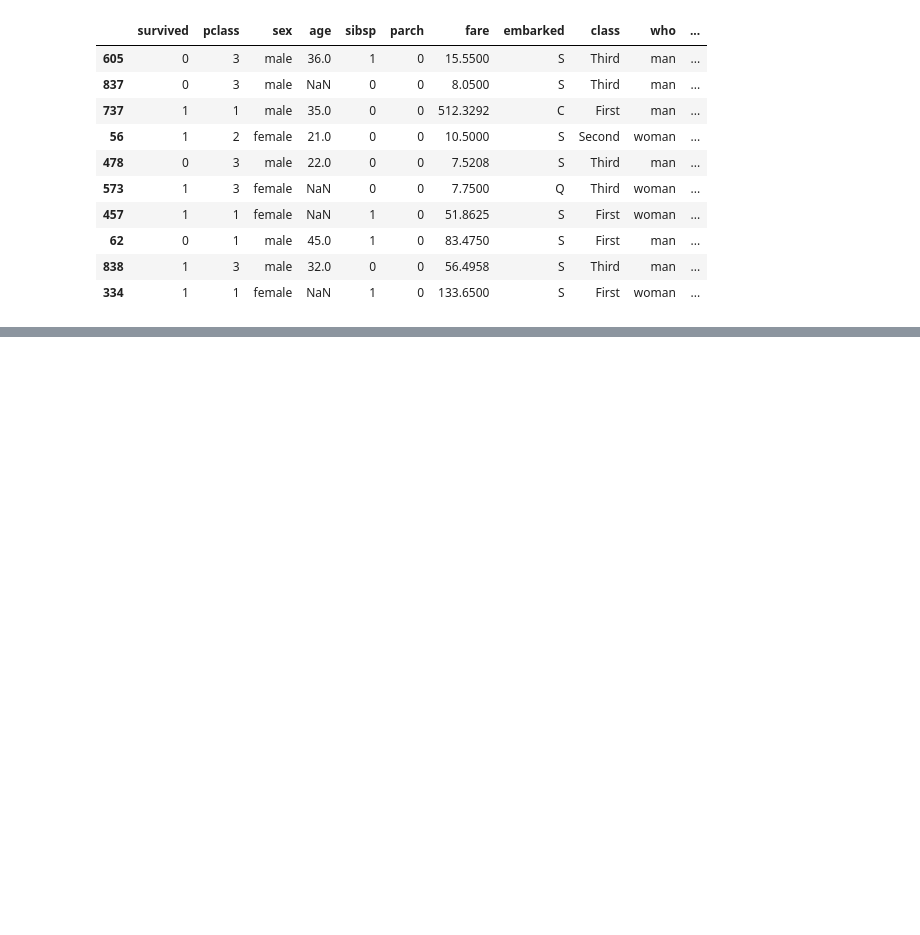
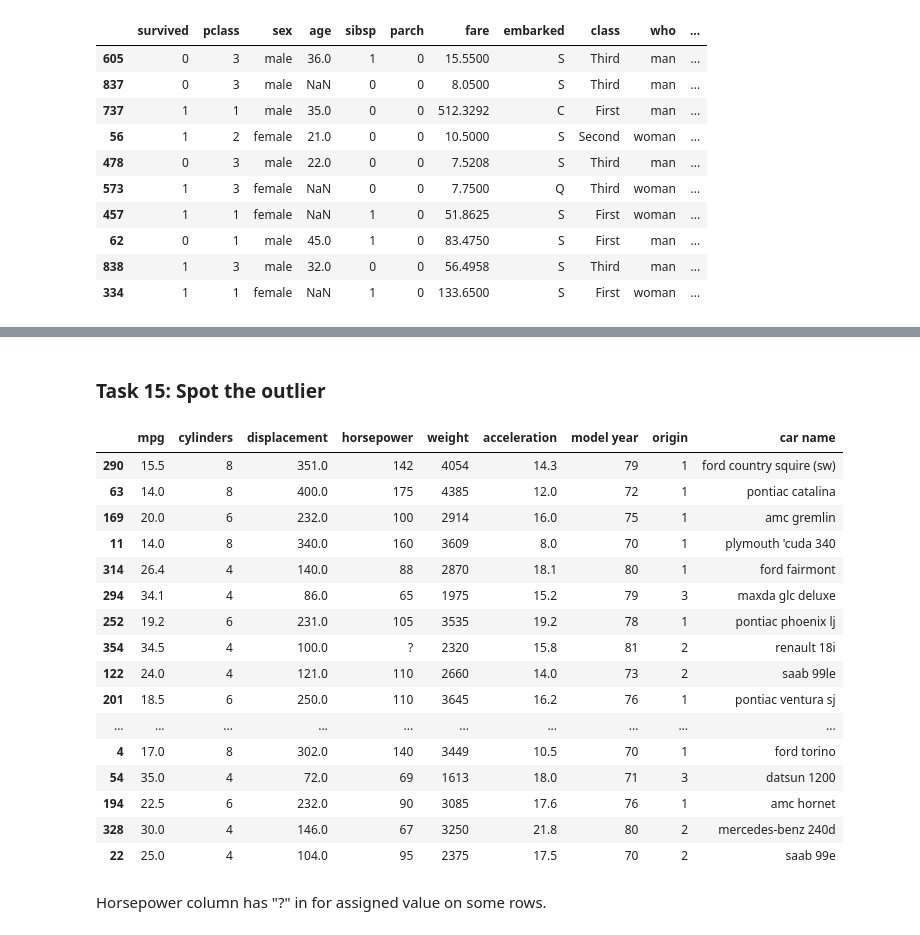
Before and after one commit to AndrewGriffith328/Pandas, a Jupyter notebook: pandas.ipynb, the cells around one changed output, grey strips where cells are left out. Cells and saved outputs as stored; diff of their text form; code cells hidden in the pictures; blank space fills up the shorter version.

Commit message:
completed more tasks

```diff
--- a/pandas.ipynb
+++ b/pandas.ipynb
@@ -189,0 +316,24 @@ Titanic.sample(10)
+# %% [markdown]
+### Task 15: Spot the outlier
+# %%
+cars.sample(20)
+# %% [output]
+|  | mpg | cylinders | displacement | horsepower | weight | acceleration | model year | origin | car name |
+| 290 | 15.5 | 8 | 351.0 | 142 | 4054 | 14.3 | 79 | 1 | ford country squire (sw) |
+| 63 | 14.0 | 8 | 400.0 | 175 | 4385 | 12.0 | 72 | 1 | pontiac catalina |
+| 169 | 20.0 | 6 | 232.0 | 100 | 2914 | 16.0 | 75 | 1 | amc gremlin |
+| 11 | 14.0 | 8 | 340.0 | 160 | 3609 | 8.0 | 70 | 1 | plymouth 'cuda 340 |
+| 314 | 26.4 | 4 | 140.0 | 88 | 2870 | 18.1 | 80 | 1 | ford fairmont |
+| 294 | 34.1 | 4 | 86.0 | 65 | 1975 | 15.2 | 79 | 3 | maxda glc deluxe |
+| 252 | 19.2 | 6 | 231.0 | 105 | 3535 | 19.2 | 78 | 1 | pontiac phoenix lj |
+| 354 | 34.5 | 4 | 100.0 | ? | 2320 | 15.8 | 81 | 2 | renault 18i |
+| 122 | 24.0 | 4 | 121.0 | 110 | 2660 | 14.0 | 73 | 2 | saab 99le |
+| 201 | 18.5 | 6 | 250.0 | 110 | 3645 | 16.2 | 76 | 1 | pontiac ventura sj |
+| ... | ... | ... | ... | ... | ... | ... | ... | ... | ... |
+| 4 | 17.0 | 8 | 302.0 | 140 | 3449 | 10.5 | 70 | 1 | ford torino |
+| 54 | 35.0 | 4 | 72.0 | 69 | 1613 | 18.0 | 71 | 3 | datsun 1200 |
+| 194 | 22.5 | 6 | 232.0 | 90 | 3085 | 17.6 | 76 | 1 | amc hornet |
+| 328 | 30.0 | 4 | 146.0 | 67 | 3250 | 21.8 | 80 | 2 | mercedes-benz 240d |
+| 22 | 25.0 | 4 | 104.0 | 95 | 2375 | 17.5 | 70 | 2 | saab 99e |
+# %% [markdown]
+Horsepower column has "?" in for assigned value on some rows.
```
Also changed, not shown: parts of 14 cells of this notebook.
